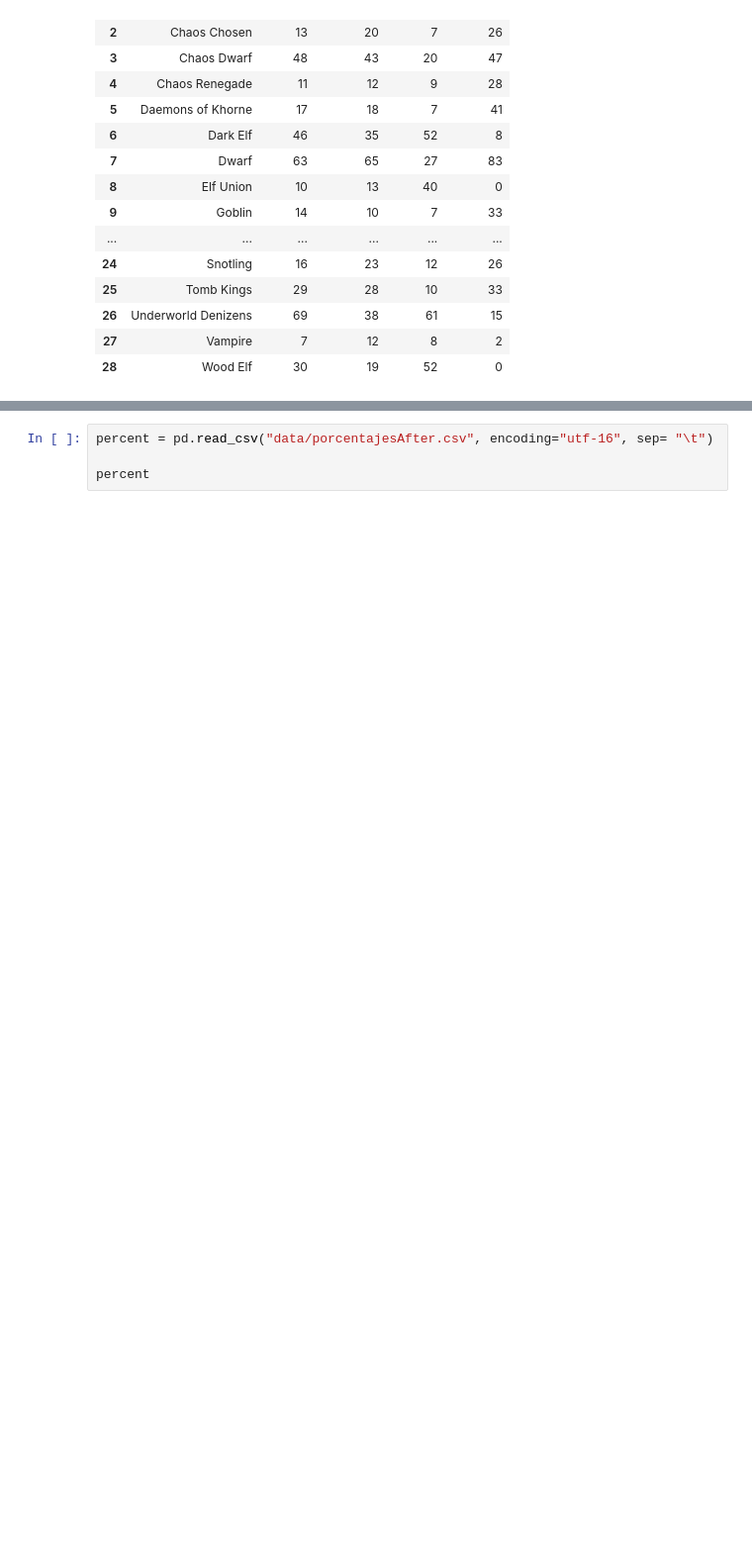
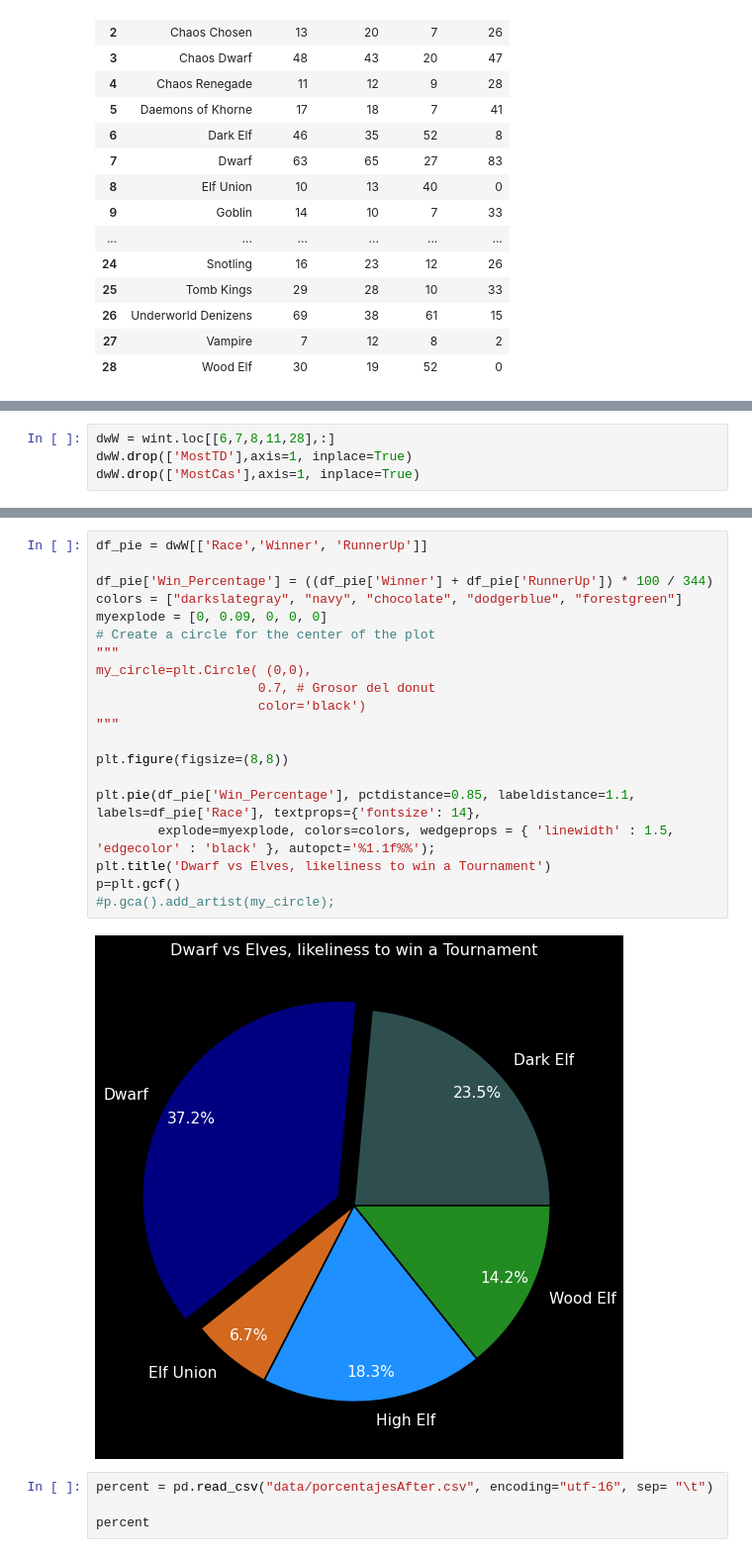
Before and after one commit to exAdun/EBBA, a Jupyter notebook: Clean.ipynb, the cells around one changed output, grey strips where cells are left out. Shown: that part at 99% size. Drawn from its saved outputs; the diff is of its cells as text; blank space fills up the shorter version.

```diff
--- a/Clean.ipynb
+++ b/Clean.ipynb
@@ -323,0 +368,4 @@ wint.sort_values(["Winner", "RunnerUp"], ascending=[False, False])
+# %%
+dwW = wint.loc[[6,7,8,11,28],:]
+dwW.drop(['MostTD'],axis=1, inplace=True)
+dwW.drop(['MostCas'],axis=1, inplace=True)
@@ -324,3 +381,25 @@ wint.sort_values(["Winner", "RunnerUp"], ascending=[False, False])
+# %%
+df_pie = dwW[['Race','Winner', 'RunnerUp']]
+
+df_pie['Win_Percentage'] = ((df_pie['Winner'] + df_pie['RunnerUp']) * 100 / 344)
+colors = ["darkslategray", "navy", "chocolate", "dodgerblue", "forestgreen"]
+myexplode = [0, 0.09, 0, 0, 0]
+# Create a circle for the center of the plot
+"""
+my_circle=plt.Circle( (0,0),
+                     0.7, # Grosor del donut
+                     color='black')
+"""
+
+plt.figure(figsize=(8,8))
+
+plt.pie(df_pie['Win_Percentage'], pctdistance=0.85, labeldistance=1.1, labels=df_pie['Race'], textprops={'fontsize': 14},
+        explode=myexplode, colors=colors, wedgeprops = { 'linewidth' : 1.5, 'edgecolor' : 'black' }, autopct='%1.1f%%');
+plt.title('Dwarf vs Elves, likeliness to win a Tournament')
+p=plt.gcf()
+#p.gca().add_artist(my_circle);
+# %% [output]
+[figure, added]
 # %%
 percent = pd.read_csv("data/porcentajesAfter.csv", encoding="utf-16", sep= "\t")
 
```
Also changed, not shown: parts of 18 cells of this notebook, 3 other files.
